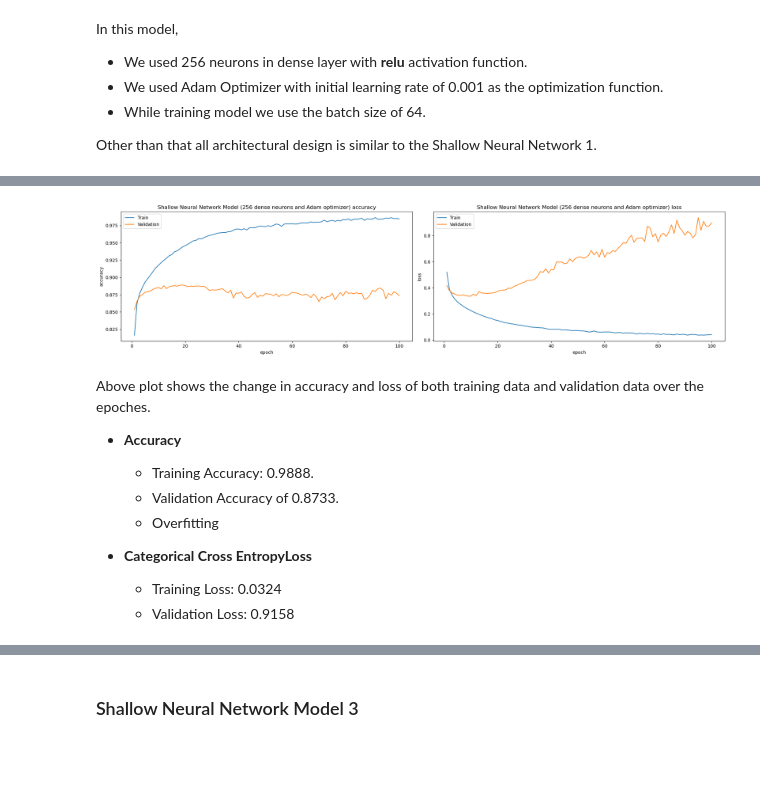
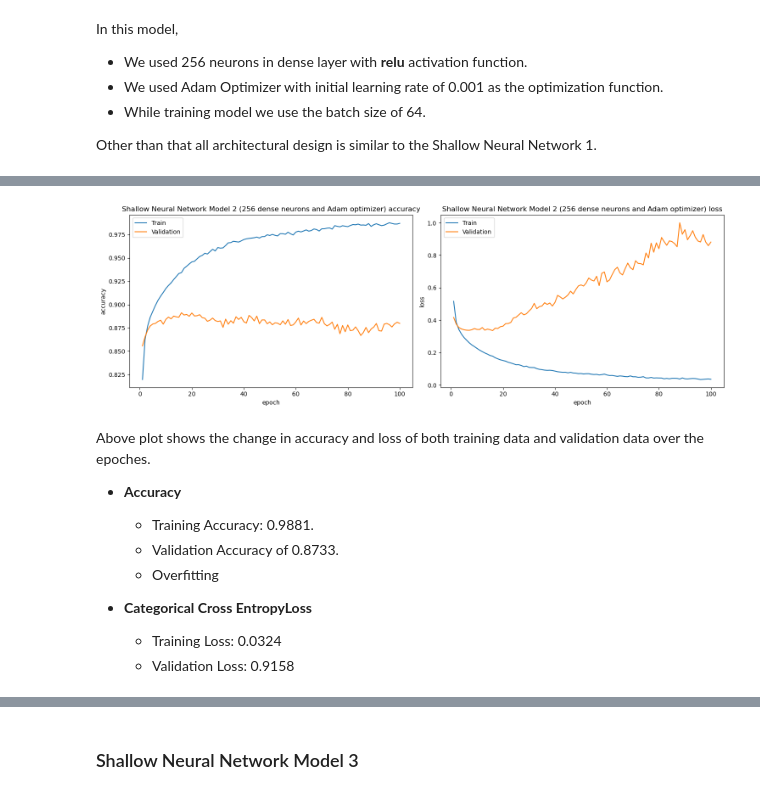
Before and after one commit to buddhathapa12/machine-learning, a Jupyter notebook: neural_network_Assignment3/E923Q669_Assignment3.ipynb, the cells around one changed output, grey strips where cells are left out. Saved outputs shown, nothing was run; the diff lists cells and outputs as text; code cells hidden in the pictures; blank space fills up the shorter version.

```diff
--- a/neural_network_Assignment3/E923Q669_Assignment3.ipynb
+++ b/neural_network_Assignment3/E923Q669_Assignment3.ipynb
@@ -104,7 +114,7 @@ tf.random.set_seed(seed_value)
 # %%
 # Method to plot train and validation accuracy and loss over epoches.
 def PlotTrainAndValidationAccuracyAndLoss(nn_model_history: tf.keras.callbacks.History, model_name: str):
-    fig, axs = plt.subplots(1, 2, figsize=(20, 5))
+    fig, axs = plt.subplots(1, 2, figsize=(15, 5))
     sns.lineplot(x=np.array(nn_model_history.epoch) + 1, y= nn_model_history.history['accuracy'], label='Train', ax = axs[0])
     sns.lineplot(x=np.array(nn_model_history.epoch) + 1, y= nn_model_history.history['val_accuracy'], label='Validation', ax = axs[0])
     axs[0].set_title(f'{model_name} accuracy')
@@ -340,12 +381,12 @@ Epoch 100/100
 # %%
-PlotTrainAndValidationAccuracyAndLoss(shallow_nn2_history, "Shallow Neural Network Model (256 dense neurons and Adam optimizer)")
+PlotTrainAndValidationAccuracyAndLoss(shallow_nn2_history, "Shallow Neural Network Model 2 (256 dense neurons and Adam optimizer)")
 # %% [output]
-[figure, old version]
+[figure, new version]
 # %% [markdown]
 Above plot shows the change in accuracy and loss of both training data and validation data over the epoches.
 
 - **Accuracy**
-  - Training Accuracy: 0.9888.
+  - Training Accuracy: 0.9881.
   - Validation Accuracy of 0.8733.
   - Overfitting
 
```
Also changed, not shown: parts of 17 cells of this notebook.
